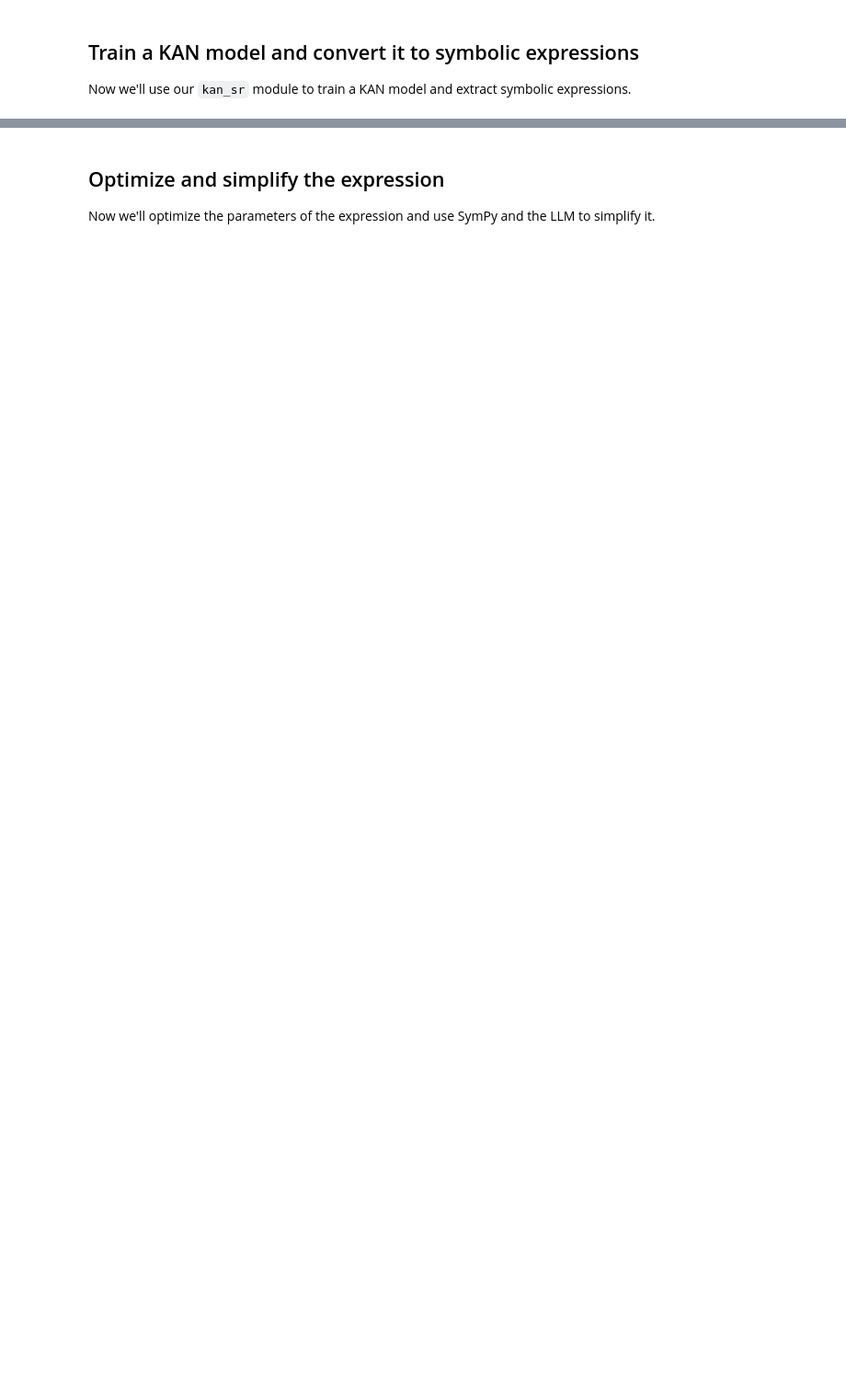
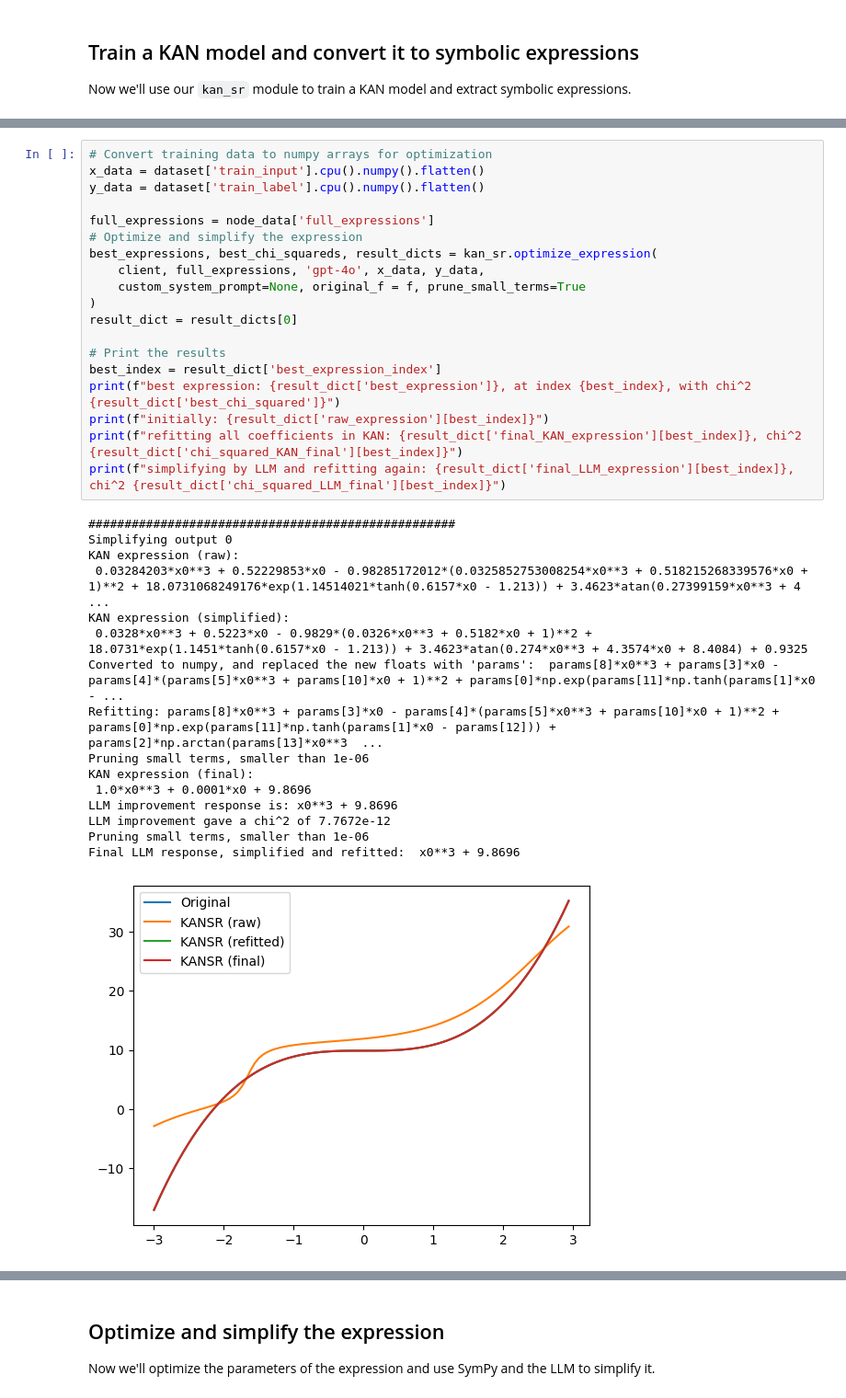
Before and after one commit to harveyThomas4692/llmlex, a Jupyter notebook: Examples/kan_sr_example.ipynb, the cells around one changed output, grey strips where cells are left out. Shown at 92% size. Drawn from its saved outputs; the diff is of its cells as text; blank space fills up the shorter version.

```diff
--- a/Examples/kan_sr_example.ipynb
+++ b/Examples/kan_sr_example.ipynb
@@ -209,0 +183,36 @@ KAN Connection: (1, 2, 0), Best Expression: -0.0756 * x**3 + 0.6261 * x**2 + 1.5
+# %%
+# Convert training data to numpy arrays for optimization
+x_data = dataset['train_input'].cpu().numpy().flatten()
+y_data = dataset['train_label'].cpu().numpy().flatten()
+
+full_expressions = node_data['full_expressions']
+# Optimize and simplify the expression
+best_expressions, best_chi_squareds, result_dicts = kan_sr.optimize_expression(
+    client, full_expressions, 'gpt-4o', x_data, y_data,
+    custom_system_prompt=None, original_f = f, prune_small_terms=True
+)
+result_dict = result_dicts[0]
+
+# Print the results
+best_index = result_dict['best_expression_index']
+print(f"best expression: {result_dict['best_expression']}, at index {best_index}, with chi^2 {result_dict['best_chi_squared']}")
+print(f"initially: {result_dict['raw_expression'][best_index]}")
+print(f"refitting all coefficients in KAN: {result_dict['final_KAN_expression'][best_index]}, chi^2 {result_dict['chi_squared_KAN_final'][best_index]}")
+print(f"simplifying by LLM and refitting again: {result_dict['final_LLM_expression'][best_index]}, chi^2 {result_dict['chi_squared_LLM_final'][best_index]}")
+# %% [output]
+###################################################
+Simplifying output 0
+KAN expression (raw):
+ 0.03284203*x0**3 + 0.52229853*x0 - 0.98285172012*(0.0325852753008254*x0**3 + 0.518215268339576*x0 + 1)**2 + 18.0731068249176*exp(1.14514021*tanh(0.6157*x0 - 1.213)) + 3.4623*atan(0.27399159*x0**3 + 4 ...
+KAN expression (simplified):
+ 0.0328*x0**3 + 0.5223*x0 - 0.9829*(0.0326*x0**3 + 0.5182*x0 + 1)**2 + 18.0731*exp(1.1451*tanh(0.6157*x0 - 1.213)) + 3.4623*atan(0.274*x0**3 + 4.3574*x0 + 8.4084) + 0.9325
+Converted to numpy, and replaced the new floats with 'params':  params[8]*x0**3 + params[3]*x0 - params[4]*(params[5]*x0**3 + params[10]*x0 + 1)**2 + params[0]*np.exp(params[11]*np.tanh(params[1]*x0 - ...
+Refitting: params[8]*x0**3 + params[3]*x0 - params[4]*(params[5]*x0**3 + params[10]*x0 + 1)**2 + params[0]*np.exp(params[11]*np.tanh(params[1]*x0 - params[12])) + params[2]*np.arctan(params[13]*x0**3  ...
+Pruning small terms, smaller than 1e-06
+KAN expression (final):
+ 1.0*x0**3 + 0.0001*x0 + 9.8696
+LLM improvement response is: x0**3 + 9.8696
+LLM improvement gave a chi^2 of 7.7672e-12
+Pruning small terms, smaller than 1e-06
+Final LLM response, simplified and refitted:  x0**3 + 9.8696
+[figure, added]
```
Also changed, not shown: parts of 29 cells of this notebook, 30 other files.
